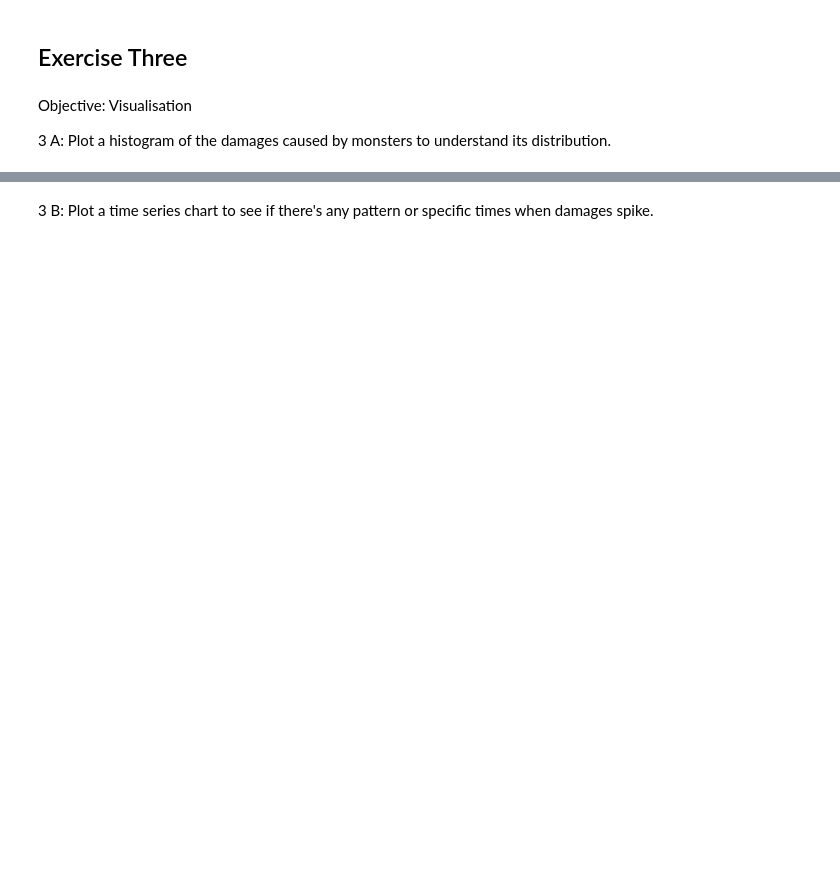
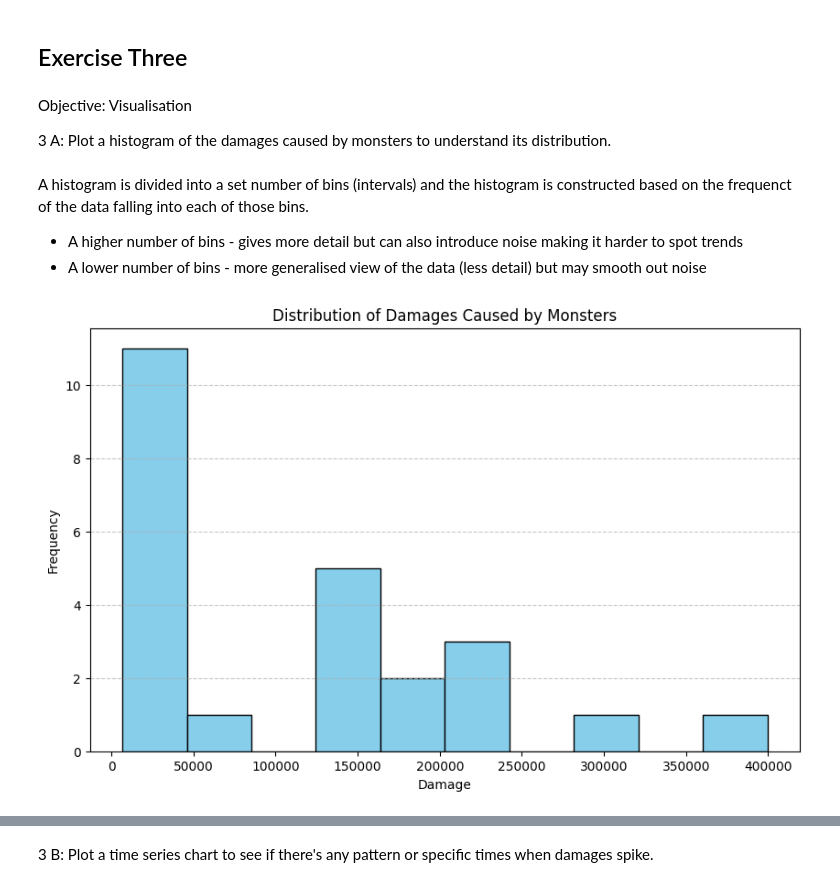
Before and after one commit to jmiller84/stream-processing-template, a Jupyter notebook: my-files/phase02/02_live_eda_exercise.ipynb, the cells around one changed output, grey strips where cells are left out. Drawn from its saved outputs; the diff is of its cells as text; code cells hidden in the pictures; blank space fills up the shorter version.

Commit message:
completed phase2, 02 - EDA of streaming data

```diff
--- a/my-files/phase02/02_live_eda_exercise.ipynb
+++ b/my-files/phase02/02_live_eda_exercise.ipynb
@@ -47,11 +73,0 @@ KeyboardInterrupt:
-# %%
-import random
-
-# set sample rate to 10%
-sample_rate = 0.1  # 10%
-
-#generate a random float between 0.0 and 1.0, if num is less than 0.1 (probability of 10%) then append the message to the sampled_data list
-sampled_data = []
-for data in stream:
-    if random.random() < sample_rate:
-        sampled_data.append(data)
@@ -57,0 +100,2 @@ for data in stream:
+# %%
+df = pd.DataFrame(sampled_data)
@@ -78,3 +204,19 @@ Objective: Spot Anomalies
 Objective: Visualisation
 
 3 A: Plot a histogram of the damages caused by monsters to understand its distribution.
+# %% [markdown]
+A histogram is divided into a set number of bins (intervals) and the histogram is constructed based on the frequenct of the data falling into each of those bins.
+
+- A higher number of bins - gives more detail but can also introduce noise making it harder to spot trends
+- A lower number of bins - more generalised view of the data (less detail) but may smooth out noise
+# %%
+# Plot histogram of damages
+plt.figure(figsize=(10, 6))
+plt.hist(df['damage'], bins=10, color='skyblue', edgecolor='black')
+plt.title('Distribution of Damages Caused by Monsters')
+plt.xlabel('Damage')
+plt.ylabel('Frequency')
+plt.grid(axis='y', linestyle='--', alpha=0.7)
+plt.show()
+# %% [output]
+[figure, added]
```
Also changed, not shown: parts of 18 cells of this notebook, 1 other file.
